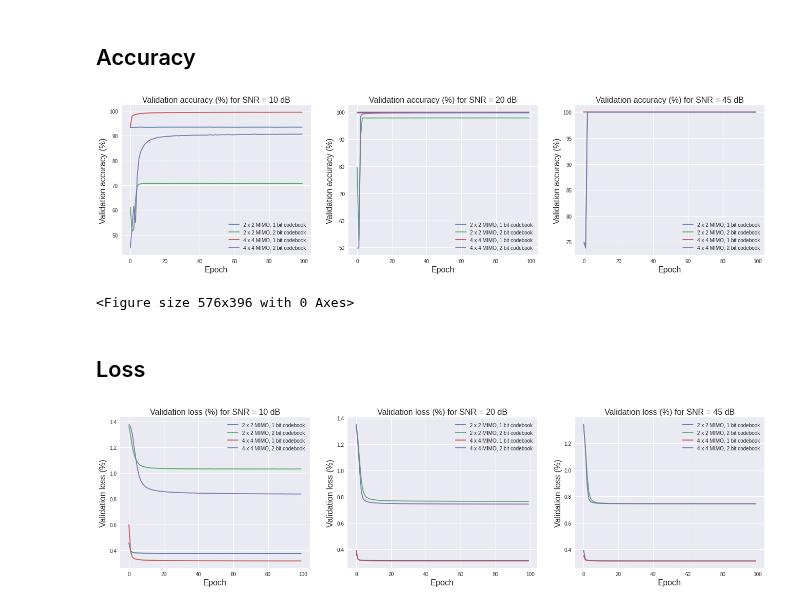
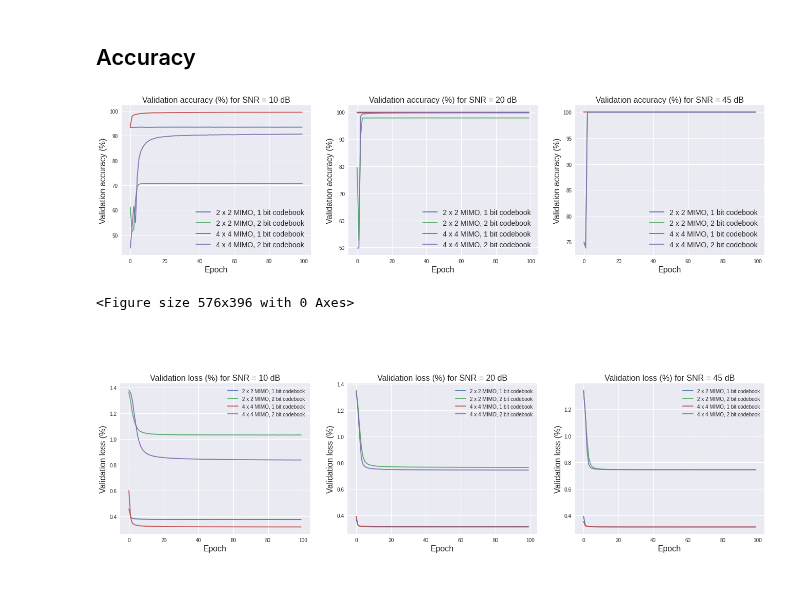
Before and after one commit to akyerr/Phy-Layer-Security-ML, a Jupyter notebook: plots.ipynb, the cells around one changed output. Drawn from its saved outputs; the diff is of its cells as text; code cells hidden in the pictures.

Commit message:
increase legend font size

```diff
--- a/plots.ipynb
+++ b/plots.ipynb
@@ -25,27 +25,27 @@ num_epochs = 100
 # %%
 plt.style.use('seaborn')
 fig, ax = plt.subplots(nrows=1, ncols=len(SNR_dB), figsize=(20,5))
 plt_count = 0
 for ss in range(len(SNR_dB)):
     for aa in range(len(num_ant)):
         for bb in range(len(bit_codebook)):
             xax = range(0, num_epochs)
             yax = validation_accuracy[ss, aa, bb, :]
             ax[plt_count].plot(xax,yax, label = f'{num_ant[aa]} x {num_ant[aa]} MIMO, {bit_codebook[bb]} bit codebook')
 
             ax[plt_count].set_title(f'Validation accuracy (%) for SNR = {SNR_dB[ss]} dB', fontsize=16)
             ax[plt_count].set_xlabel('Epoch', fontsize=16)
             ax[plt_count].set_ylabel('Validation accuracy (%)', fontsize=16)
 
-    ax[plt_count].legend()
+    ax[plt_count].legend(prop={"size":14})
     plt_count += 1
 plt.show()
 plt.tight_layout()
 # %% [output]
-[figure, old version]
+[figure, new version]
 <Figure size 576x396 with 0 Axes>
 # %% [markdown]
-## Loss
+##
 # %%
 plt.style.use('seaborn')
 fig, ax = plt.subplots(nrows=1, ncols=len(SNR_dB), figsize=(20,5))
```
Also changed, not shown: parts of 1 cell of this notebook.
